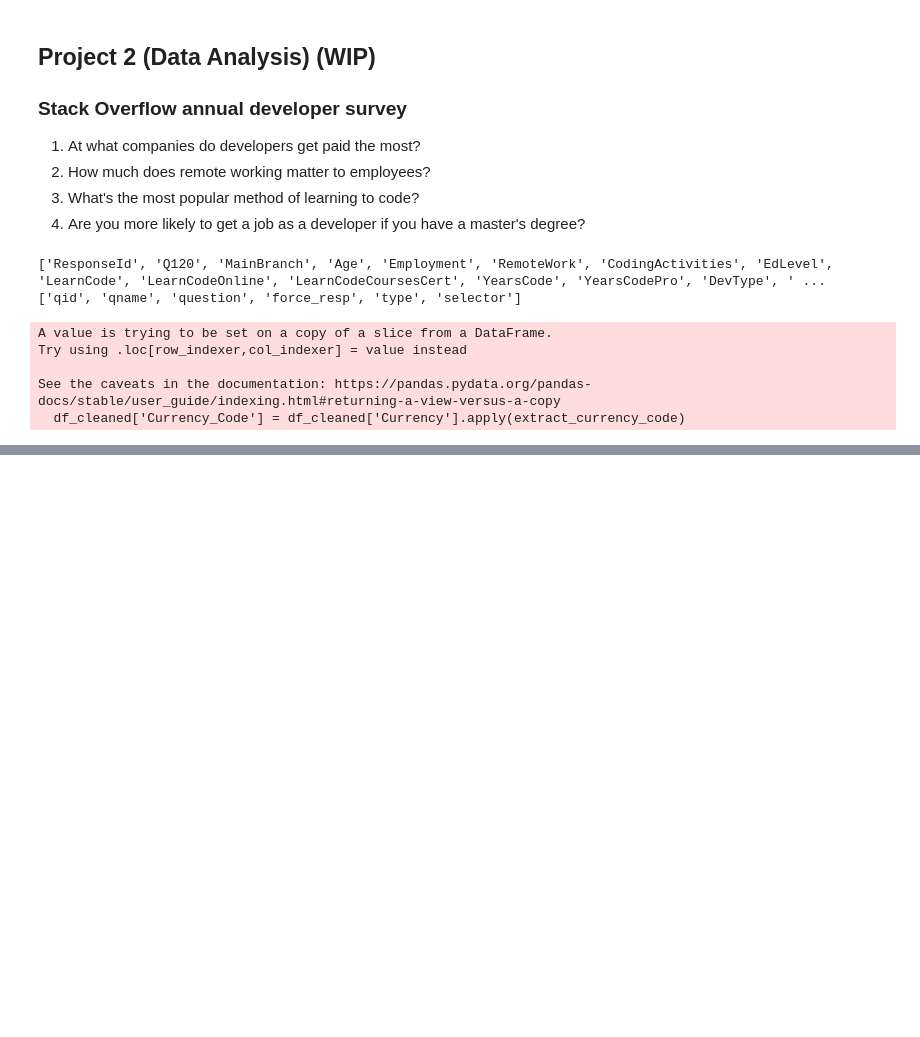
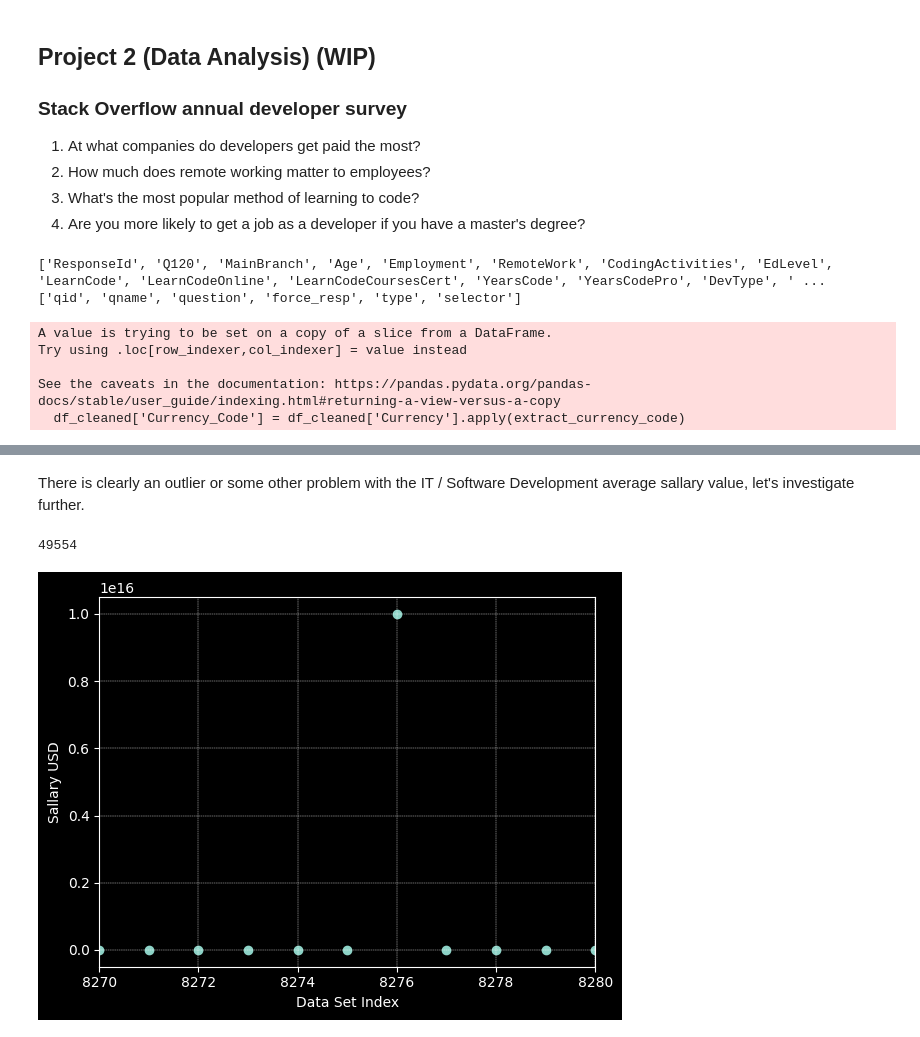
Before and after one commit to bmcgloughlin71/Data-With-Mo-Project-Challenges, a Jupyter notebook: Project_2/Project_2.ipynb, the cells around one changed output, grey strips where cells are left out. Saved outputs shown, nothing was run; the diff lists cells and outputs as text; code cells hidden in the pictures; blank space fills up the shorter version.

```diff
--- a/Project_2/Project_2.ipynb
+++ b/Project_2/Project_2.ipynb
@@ -99,0 +144,18 @@ df_cleaned['Comp_USD'] = df_cleaned.apply(lambda row: currency_conv(api_key, row
+# %% [markdown]
+There is clearly an outlier or some other problem with the IT / Software Development average sallary value, let's investigate further.
+# %%
+#Find outliers
+import numpy as np
+
+IT_Only = df_cleaned[df_cleaned['Industry'] == "Information Services, IT, Software Development, or other Technology"] #Let's inspect only the IT / Software Dev entries
+x = np.arange(len(IT_Only))
+
+plt.scatter(x, IT_Only['Comp_USD'])
+plt.xlim(8270,8280)
+plt.xlabel("Data Set Index")
+plt.ylabel("Sallary USD")
+plt.grid(True, which='both', color='white', linestyle='--', linewidth=.3)
+print(IT_Only.iloc[8276]['ResponseId']) #Outlier at ResponseID 49554
+# %% [output]
+49554
+[figure, added]
```
Also changed, not shown: parts of 15 cells of this notebook.
